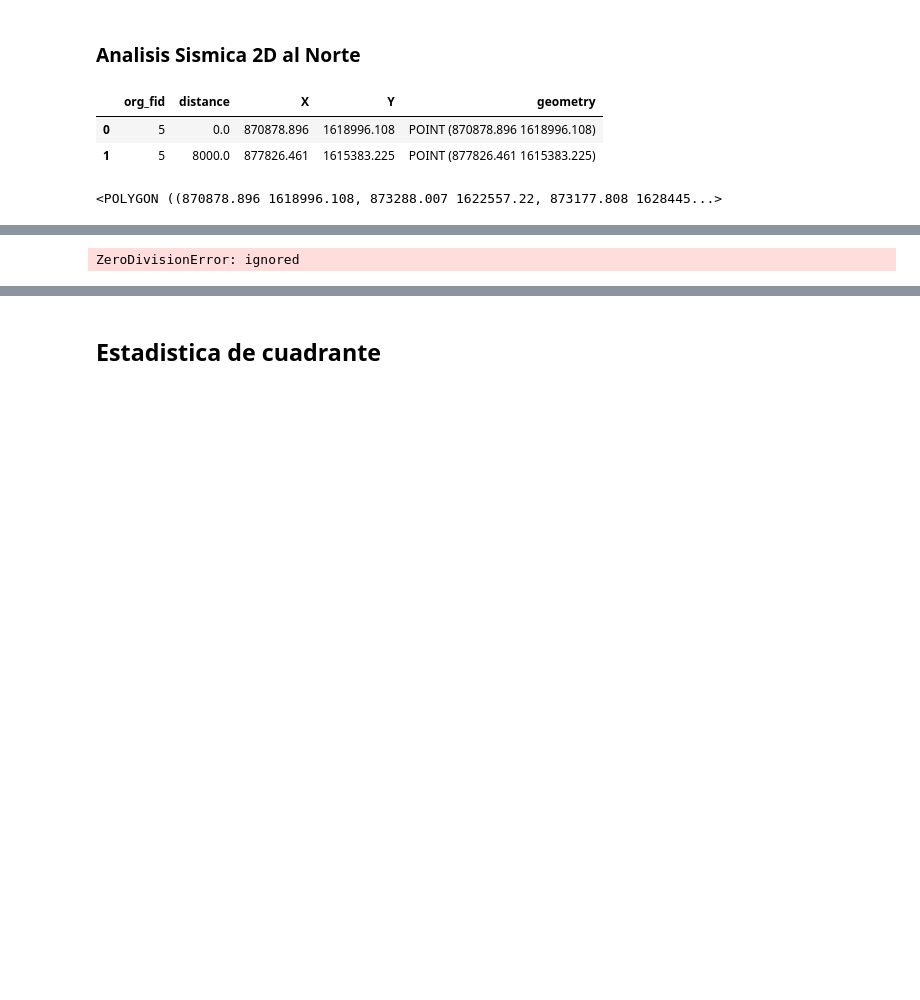
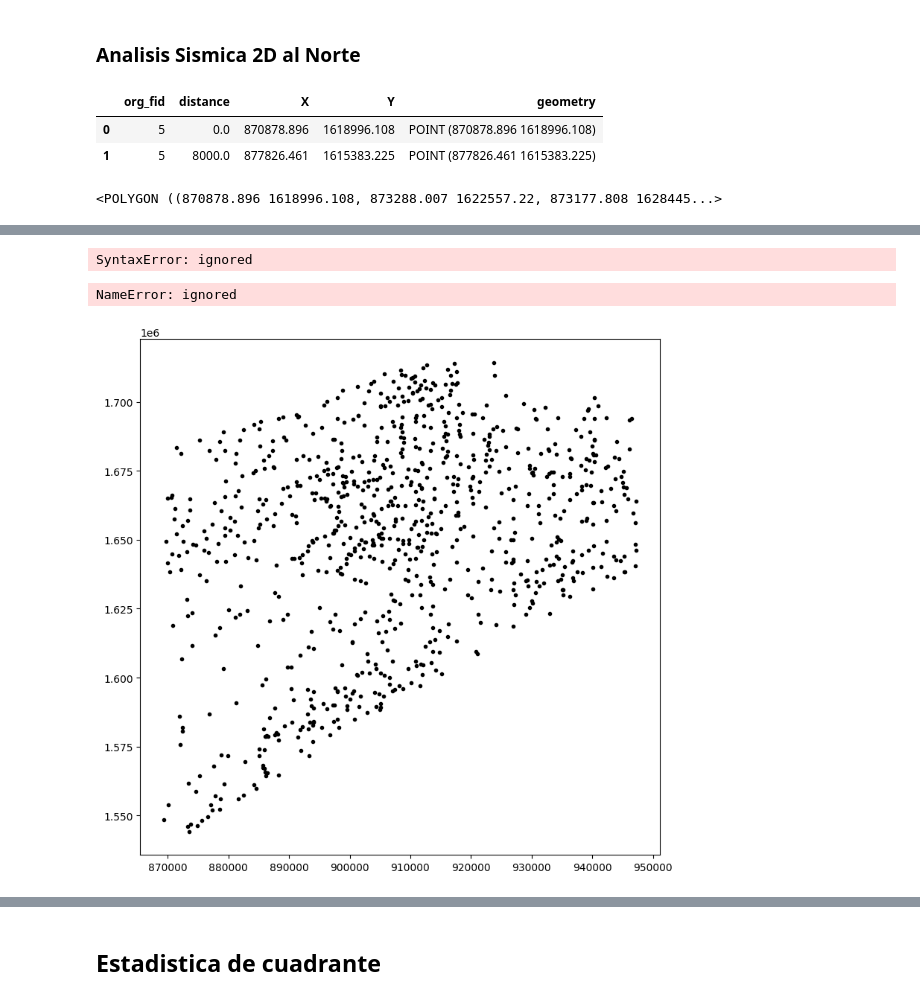
Before and after one commit to Anggarciaar/Proyecto_AnalisisGeoespacial, a Jupyter notebook: analisis_de_puntos.ipynb, the cells around one changed output, grey strips where cells are left out. Cells and saved outputs as stored; diff of their text form; code cells hidden in the pictures; blank space fills up the shorter version.

```diff
--- a/analisis_de_puntos.ipynb
+++ b/analisis_de_puntos.ipynb
@@ -299,18 +296,22 @@ min_rect_vertices = centrography.minimum_bounding_rectangle(coordinate)
 # %%
 from pointpats import distance_statistics, QStatistic, random, PointPattern
 # %%
-(center_x, center_y), radius = centrography.minimum_bounding_circle(coordinate)
+ (center_x, center_y), radius = centrography.minimum_bounding_circle(coordinate)
+except ZeroDivisionError
 # %% [output]
-ZeroDivisionError: ignored
+SyntaxError: ignored
 # %%
 
 f,ax = plt.subplots(1, figsize=(9, 9))
-plt.scatter(*coordinates.T, color='k', marker='.', label='Observed photographs')
+plt.scatter(*coordinate.T, color='k', marker='.', label='Observed photographs')
 plt.scatter(*random_pattern.T, color='r', marker='x', label='Random')
 ctx.add_basemap(
     ax,
     source=ctx.providers.CartoDB.Positron
 )
 ax.legend(ncol=1, loc='center left')
 plt.show()
+# %% [output]
+NameError: ignored
+[figure, added]
 # %%
```
Also changed, not shown: parts of 18 cells of this notebook.
